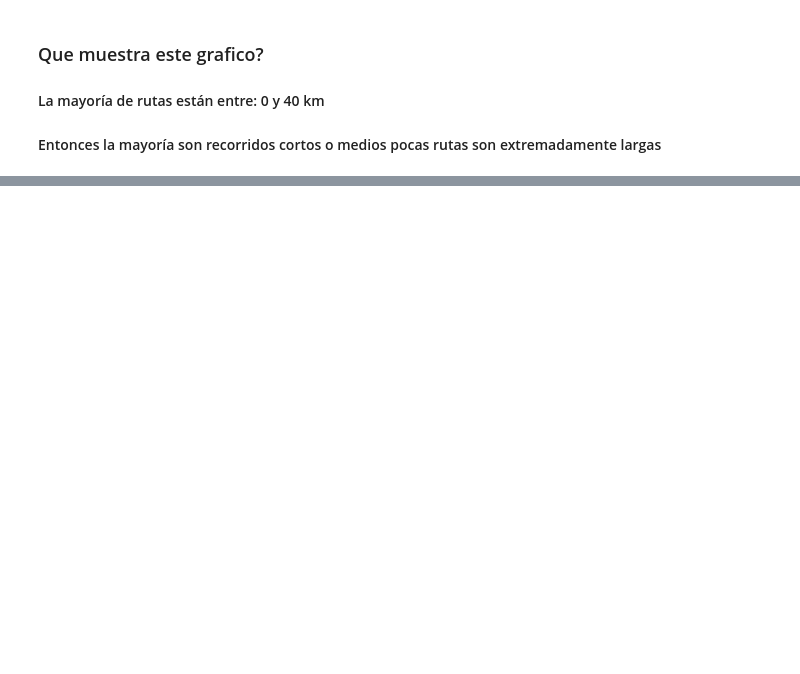
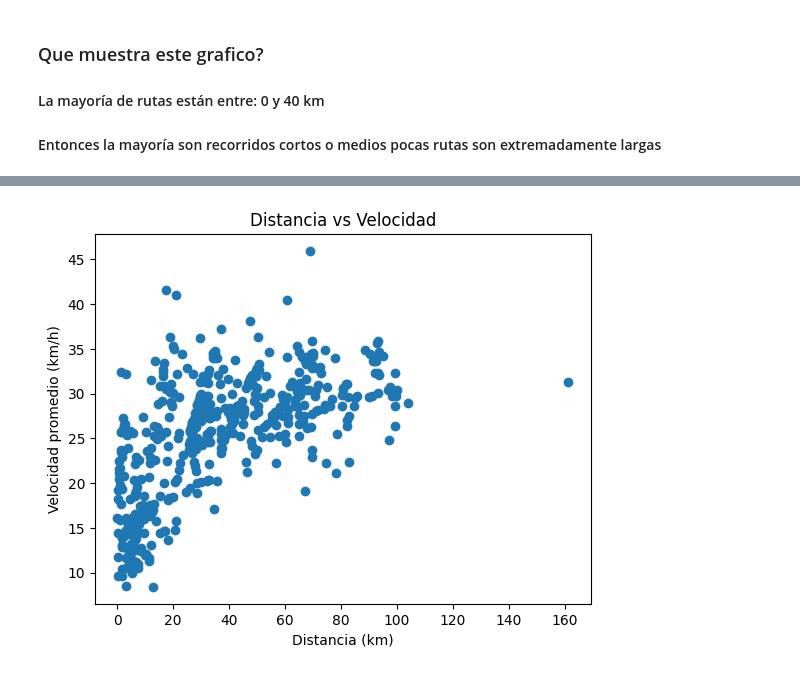
Before and after one commit to jdelacruz2004/cycling-route-recommender, a Jupyter notebook: analysis.ipynb, the cells around one changed output, grey strips where cells are left out. Cells and saved outputs as stored; diff of their text form; code cells hidden in the pictures; blank space fills up the shorter version.

```diff
--- a/analysis.ipynb
+++ b/analysis.ipynb
@@ -84,0 +141,13 @@ plt.show()
+# %%
+plt.scatter(
+    df["distance_km"],
+    df["average_speed_kmh"]
+)
+
+plt.xlabel("Distancia (km)")
+plt.ylabel("Velocidad promedio (km/h)")
+plt.title("Distancia vs Velocidad")
+
+plt.show()
+# %% [output]
+[figure, added]
```
Also changed, not shown: parts of 21 cells of this notebook, 1 other file.
